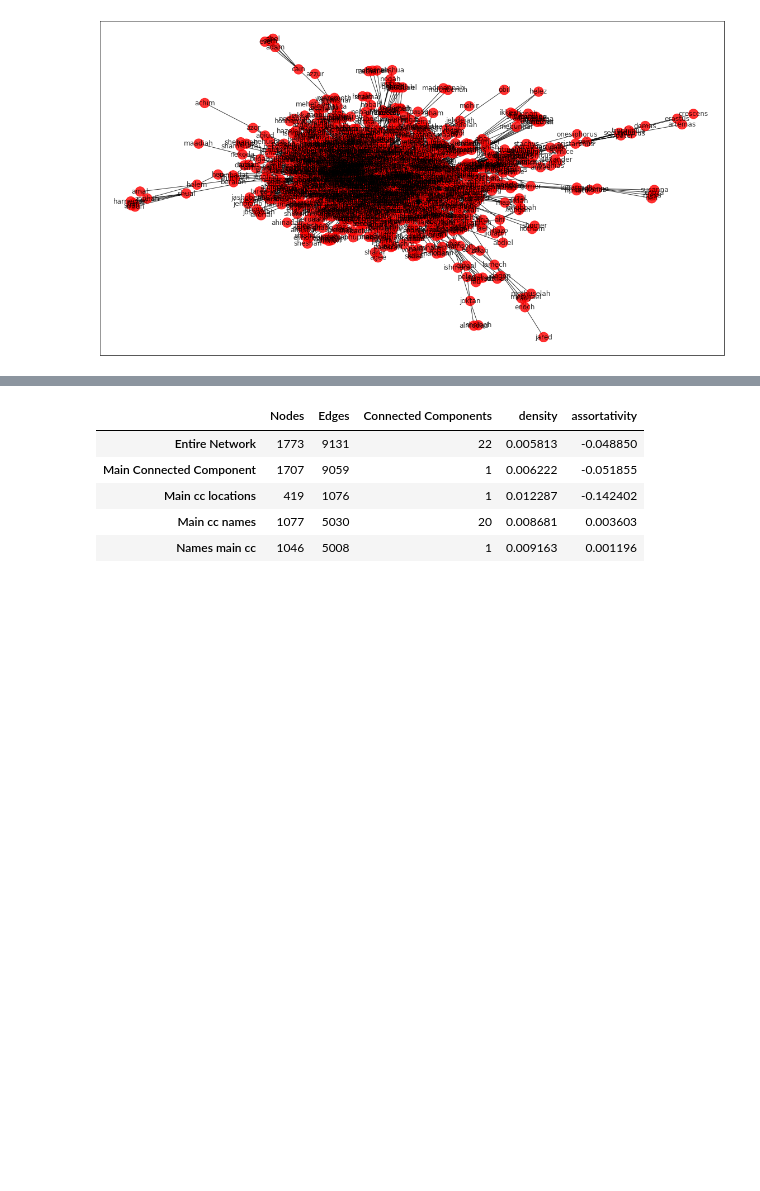
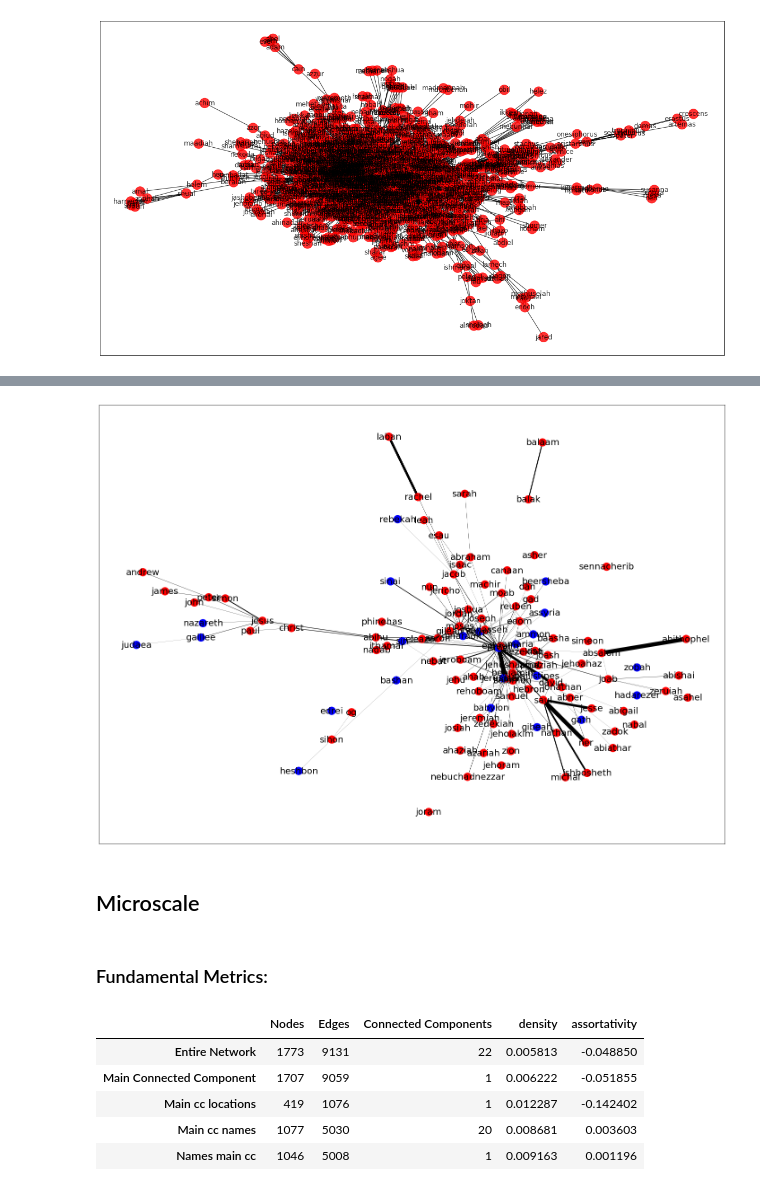
Before and after one commit to xavierlopeze/Bible_Names_Complex_Network_Analysis, a Jupyter notebook: presentation.ipynb, the cells around one changed output, grey strips where cells are left out. Drawn from its saved outputs; the diff is of its cells as text; code cells hidden in the pictures; blank space fills up the shorter version.

```diff
--- a/presentation.ipynb
+++ b/presentation.ipynb
@@ -234,3 +297,11 @@ plt.draw()
+# %%
+nx.draw_networkx(Gct_main,pos = pos, with_labels=True,width = w,node_color = colors,font_size = 20)
+fig = plt.gcf()
+fig.set_size_inches(25,18)
+# %% [output]
+[figure, added]
+# %% [markdown]
+## Microscale
 # %%
 def Metrics(G):
     nodes = len(G) #number of nodes
@@ -254,6 +325,8 @@ for net in networks:
     df = df.append([Metrics(net)])
 df.index = index
 df.columns = cols
+# %% [markdown]
+### Fundamental Metrics:
 # %%
 df
 # %% [output]
```
Also changed, not shown: parts of 22 cells of this notebook, 1 other file.
